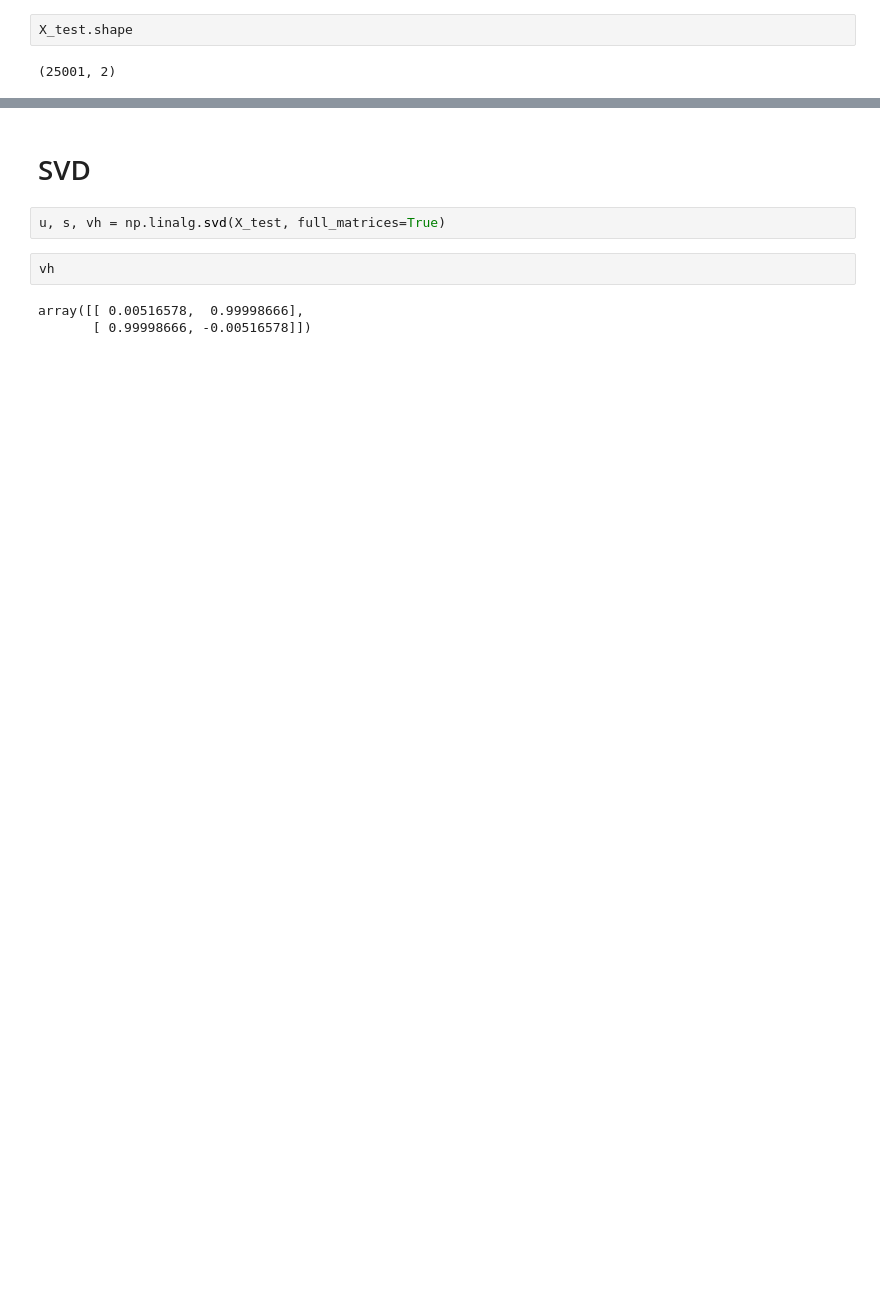
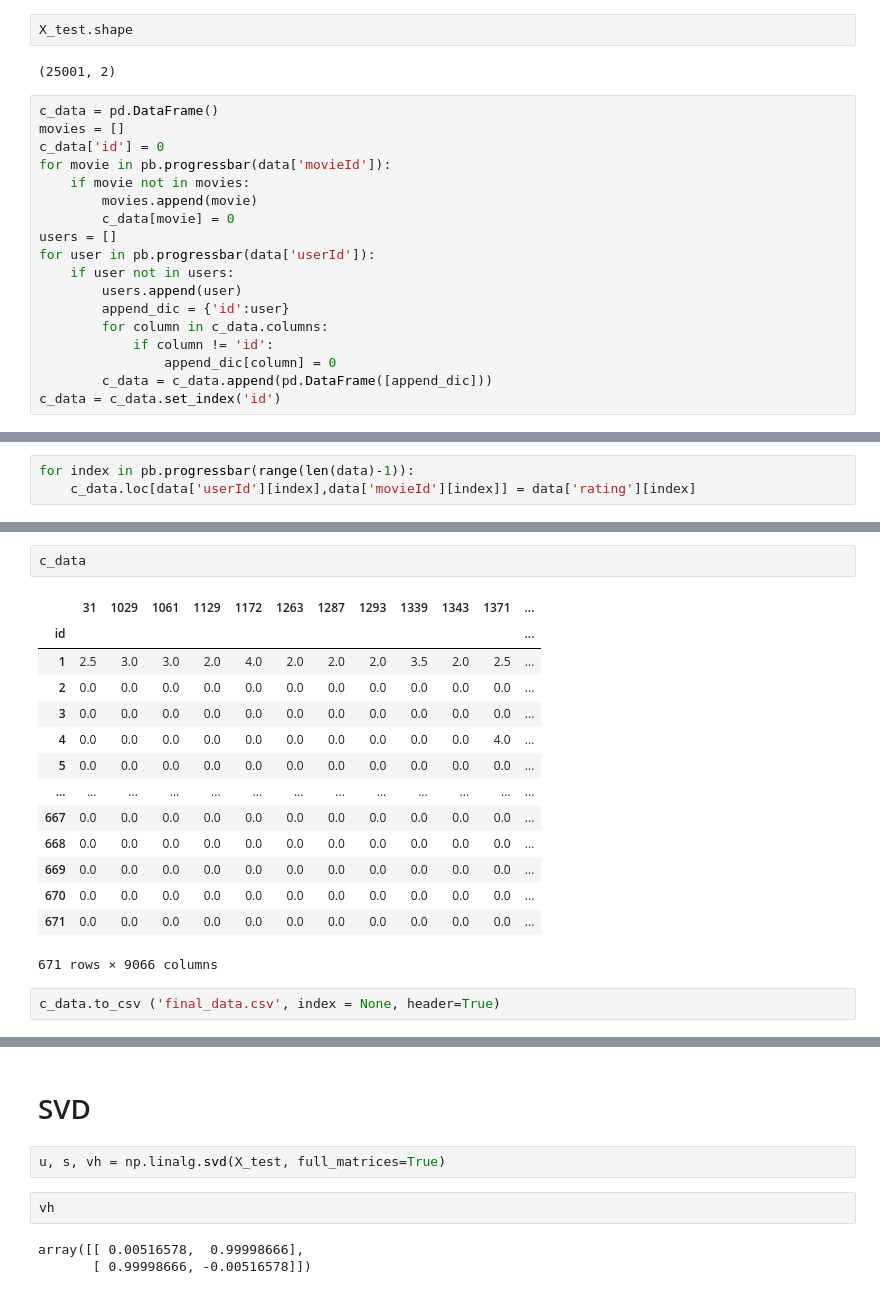
Before and after one commit to adarshX/Recommendation-systems-Implementation, a Jupyter notebook: Matrix Factorization/Matrix_Factorization.ipynb, the cells around one changed output, grey strips where cells are left out. Drawn from its saved outputs; the diff is of its cells as text; blank space fills up the shorter version.

```diff
--- a/Matrix Factorization/Matrix_Factorization.ipynb
+++ b/Matrix Factorization/Matrix_Factorization.ipynb
@@ -56,3 +56,21 @@ X_train ,X_test , y_train , y_test = train_test_split(X,y)
 X_test.shape
 # %% [output]
 (25001, 2)
+# %%
+c_data = pd.DataFrame()
+movies = []
+c_data['id'] = 0
+for movie in pb.progressbar(data['movieId']):
+    if movie not in movies:
+        movies.append(movie)
+        c_data[movie] = 0
+users = []
+for user in pb.progressbar(data['userId']):
+    if user not in users:
+        users.append(user)
+        append_dic = {'id':user}
+        for column in c_data.columns:
+            if column != 'id':
+                append_dic[column] = 0
+        c_data = c_data.append(pd.DataFrame([append_dic]))
+c_data = c_data.set_index('id')
@@ -58,0 +80,3 @@ X_test.shape
+# %%
+for index in pb.progressbar(range(len(data)-1)):
+    c_data.loc[data['userId'][index],data['movieId'][index]] = data['rating'][index]
@@ -58,0 +85,19 @@ X_test.shape
+# %%
+c_data
+# %% [output]
+|  | 31 | 1029 | 1061 | 1129 | 1172 | 1263 | 1287 | 1293 | 1339 | 1343 | 1371 | ... |
+| id |  |  |  |  |  |  |  |  |  |  |  | ... |
+| 1 | 2.5 | 3.0 | 3.0 | 2.0 | 4.0 | 2.0 | 2.0 | 2.0 | 3.5 | 2.0 | 2.5 | ... |
+| 2 | 0.0 | 0.0 | 0.0 | 0.0 | 0.0 | 0.0 | 0.0 | 0.0 | 0.0 | 0.0 | 0.0 | ... |
+| 3 | 0.0 | 0.0 | 0.0 | 0.0 | 0.0 | 0.0 | 0.0 | 0.0 | 0.0 | 0.0 | 0.0 | ... |
+| 4 | 0.0 | 0.0 | 0.0 | 0.0 | 0.0 | 0.0 | 0.0 | 0.0 | 0.0 | 0.0 | 4.0 | ... |
+| 5 | 0.0 | 0.0 | 0.0 | 0.0 | 0.0 | 0.0 | 0.0 | 0.0 | 0.0 | 0.0 | 0.0 | ... |
+| ... | ... | ... | ... | ... | ... | ... | ... | ... | ... | ... | ... | ... |
+| 667 | 0.0 | 0.0 | 0.0 | 0.0 | 0.0 | 0.0 | 0.0 | 0.0 | 0.0 | 0.0 | 0.0 | ... |
+| 668 | 0.0 | 0.0 | 0.0 | 0.0 | 0.0 | 0.0 | 0.0 | 0.0 | 0.0 | 0.0 | 0.0 | ... |
+| 669 | 0.0 | 0.0 | 0.0 | 0.0 | 0.0 | 0.0 | 0.0 | 0.0 | 0.0 | 0.0 | 0.0 | ... |
+| 670 | 0.0 | 0.0 | 0.0 | 0.0 | 0.0 | 0.0 | 0.0 | 0.0 | 0.0 | 0.0 | 0.0 | ... |
+| 671 | 0.0 | 0.0 | 0.0 | 0.0 | 0.0 | 0.0 | 0.0 | 0.0 | 0.0 | 0.0 | 0.0 | ... |
+671 rows × 9066 columns
+# %%
+c_data.to_csv ('final_data.csv', index = None, header=True)
```
Also changed, not shown: parts of 16 cells of this notebook, 1 other file.
